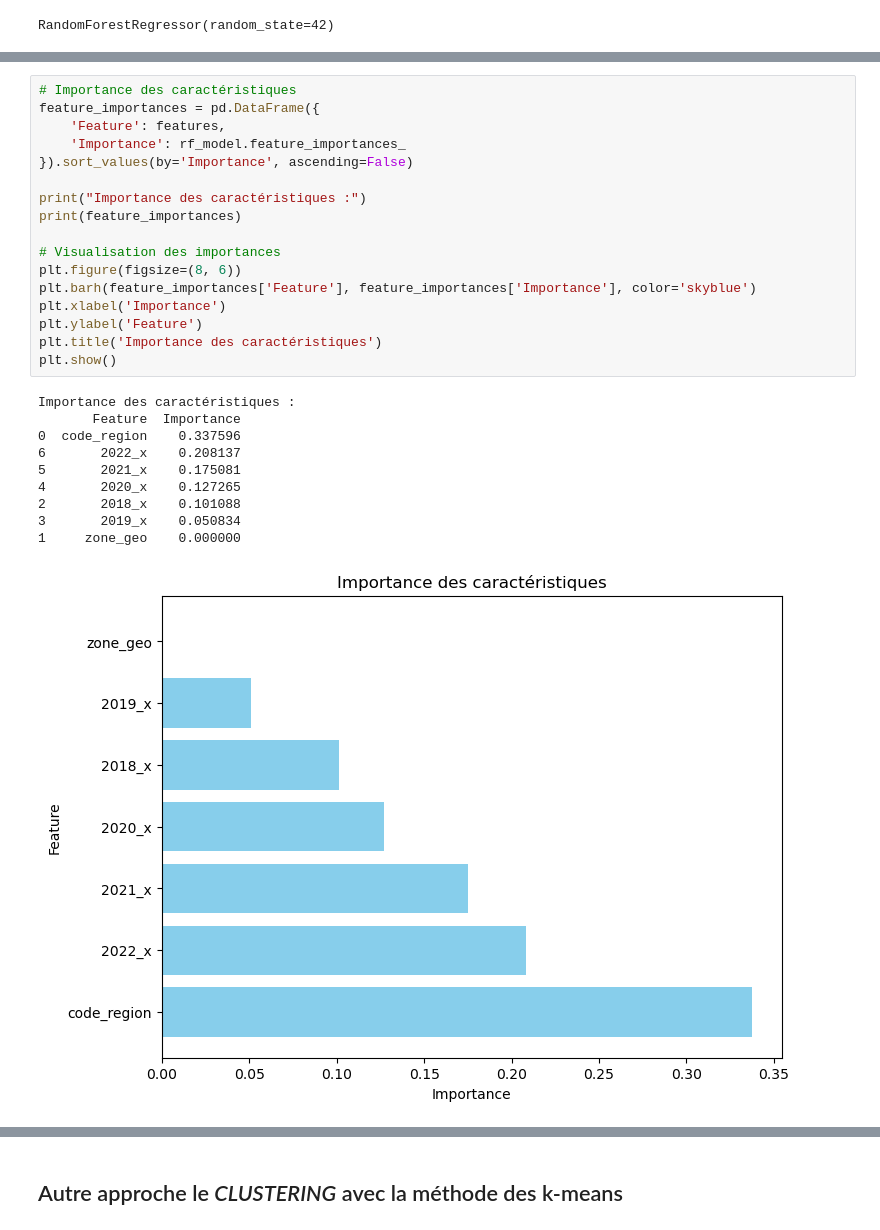
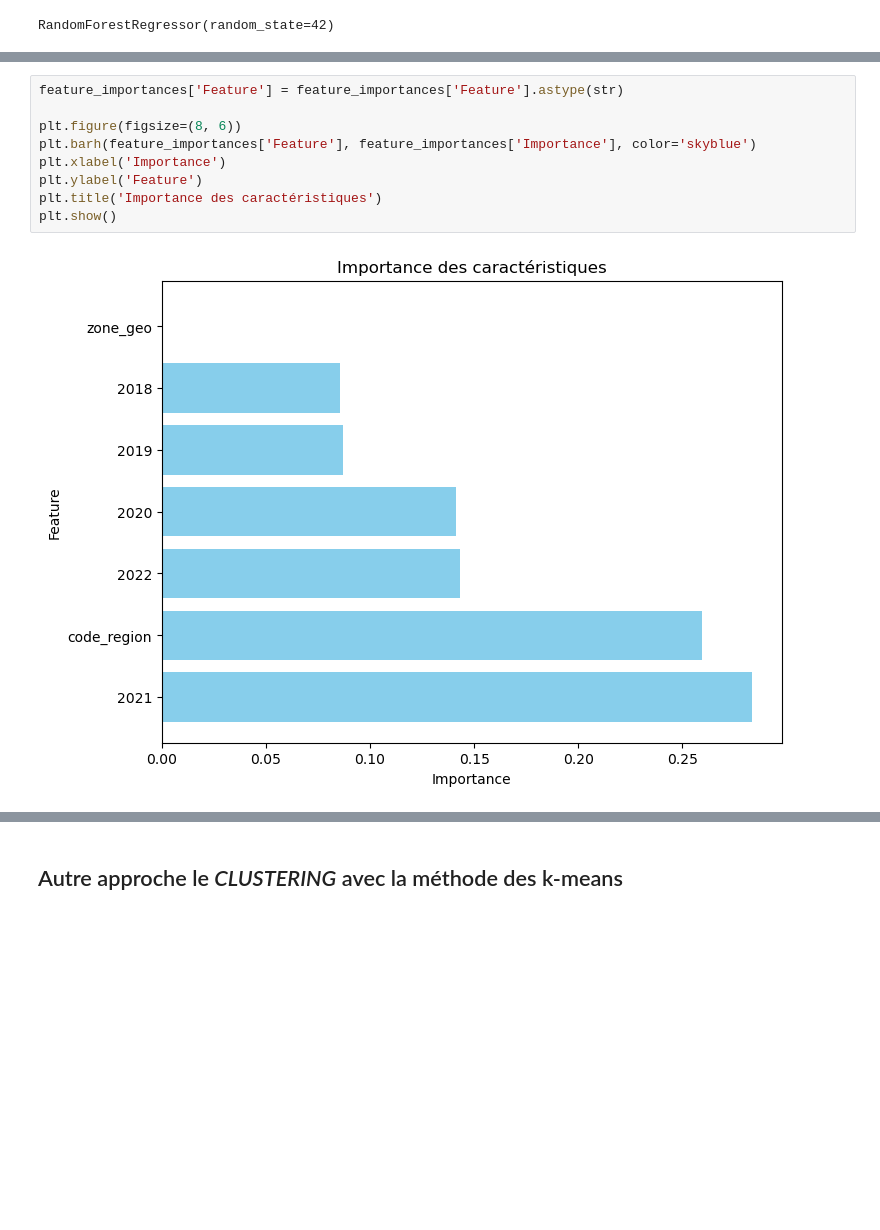
Before and after one commit to ElisefontaineEnsae/AgricultureBio_France, a Jupyter notebook: Modelisation/prevision.ipynb, the cells around one changed output, grey strips where cells are left out. Saved outputs shown, nothing was run; the diff lists cells and outputs as text; blank space fills up the shorter version.

```diff
--- a/Modelisation/prevision.ipynb
+++ b/Modelisation/prevision.ipynb
@@ -632,31 +642,14 @@ R² Score: 0.02
 # %%
-# Importance des caractéristiques
-feature_importances = pd.DataFrame({
-    'Feature': features,
-    'Importance': rf_model.feature_importances_
-}).sort_values(by='Importance', ascending=False)
+feature_importances['Feature'] = feature_importances['Feature'].astype(str)
 
-print("Importance des caractéristiques :")
-print(feature_importances)
-
-# Visualisation des importances
 plt.figure(figsize=(8, 6))
 plt.barh(feature_importances['Feature'], feature_importances['Importance'], color='skyblue')
 plt.xlabel('Importance')
 plt.ylabel('Feature')
 plt.title('Importance des caractéristiques')
 plt.show()
 # %% [output]
-Importance des caractéristiques :
-       Feature  Importance
-0  code_region    0.337596
-6       2022_x    0.208137
-5       2021_x    0.175081
-4       2020_x    0.127265
-2       2018_x    0.101088
-3       2019_x    0.050834
-1     zone_geo    0.000000
-[figure, old version]
+[figure, new version]
 # %% [markdown]
 ### Analyse des Résultats du Random Forest Regressor
 
```
Also changed, not shown: parts of 35 cells of this notebook.
